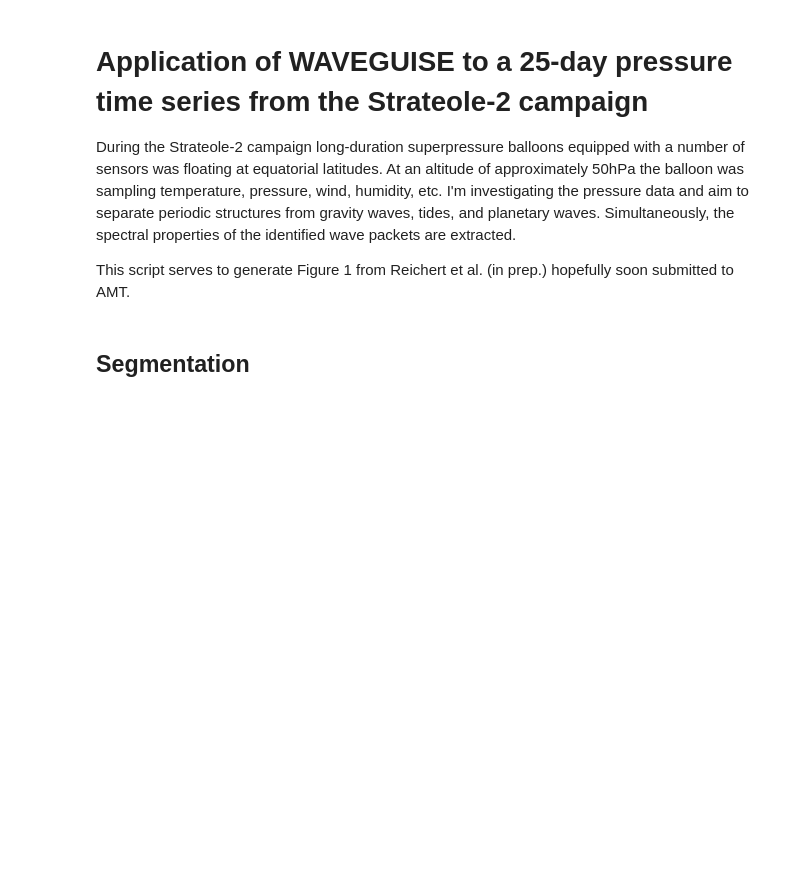
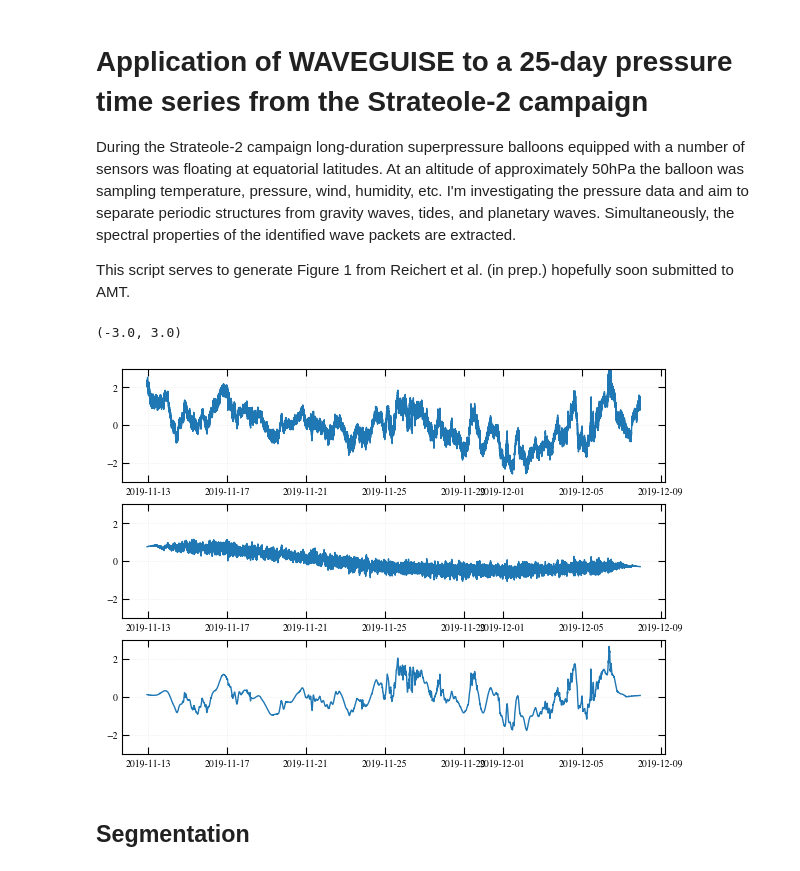
Before and after one commit to Waveguyde/WAVEGUISE, a Jupyter notebook: notebooks/10-1D_Strateole_2.ipynb, the cells around one changed output. Cells and saved outputs as stored; diff of their text form; code cells hidden in the pictures; blank space fills up the shorter version.

```diff
--- a/notebooks/10-1D_Strateole_2.ipynb
+++ b/notebooks/10-1D_Strateole_2.ipynb
@@ -53,3 +50,17 @@ cwt_copy['decomposition'][mask] = 0
+# %%
+fig=plt.figure(figsize=(7,5))
+ax1 = fig.add_subplot(311)
+ax1.plot(ds['time'],ds['pressure'].values)
+ax2 = fig.add_subplot(312)
+ax2.plot(ds['time'],p_low+signal-wavy_stuff)
+ax3 = fig.add_subplot(313)
+ax3.plot(ds['time'],wavy_stuff)
+ax1.set_ylim([-3,3])
+ax2.set_ylim([-3,3])
+ax3.set_ylim([-3,3])
+# %% [output]
+(-3.0, 3.0)
+[figure, added]
 # %% [markdown]
 ## Segmentation
 # %%
```
Also changed, not shown: parts of 5 cells of this notebook, 3 other files.
